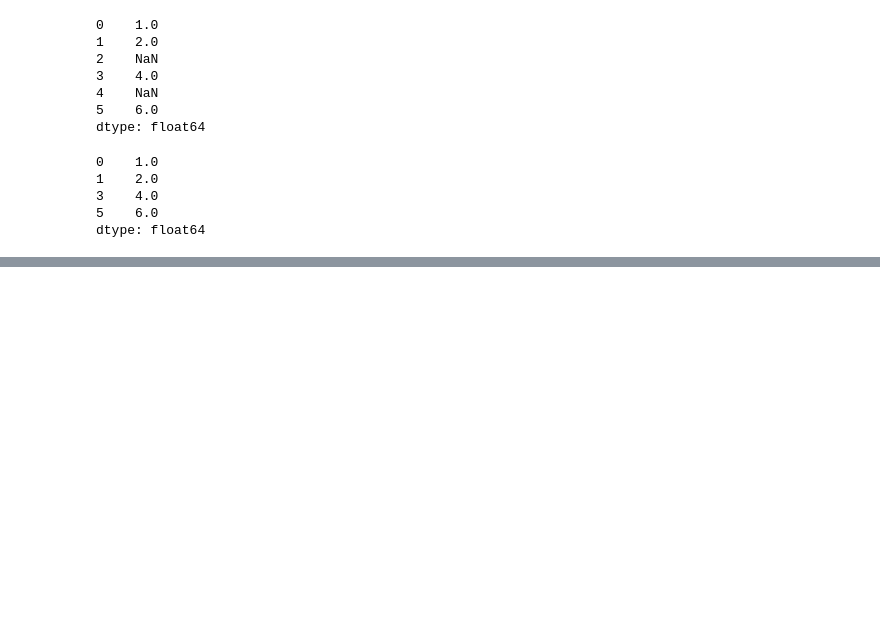
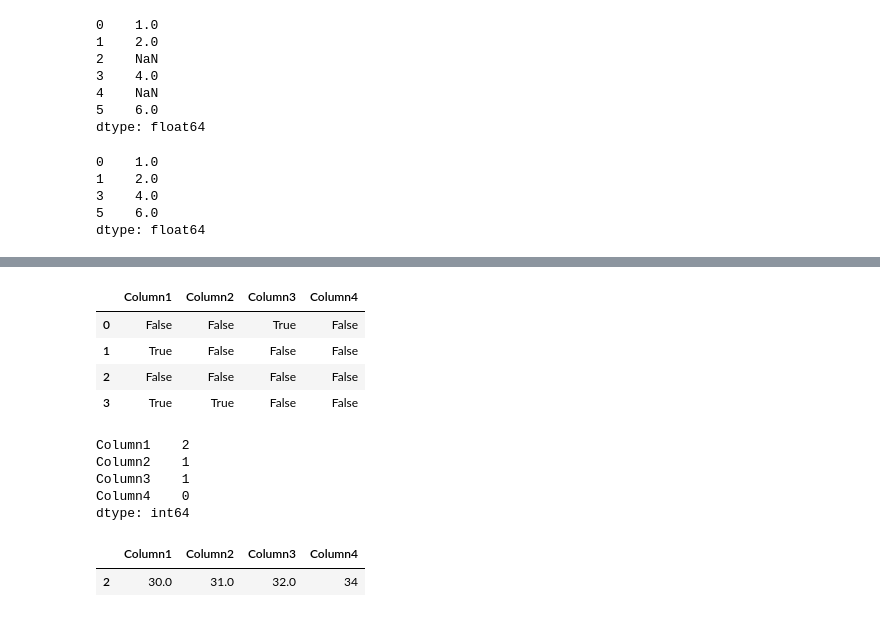
Before and after one commit to Rubieskyama/data-cleaning, a Jupyter notebook: Handling_missing_data_with_pandas.ipynb, the cells around one changed output, grey strips where cells are left out. Saved outputs shown, nothing was run; the diff lists cells and outputs as text; code cells hidden in the pictures; blank space fills up the shorter version.

```diff
--- a/Handling_missing_data_with_pandas.ipynb
+++ b/Handling_missing_data_with_pandas.ipynb
@@ -149,0 +152,7 @@ dtype: float64
+# %%
+df = pd.DataFrame({
+    'Column1':[1,np.nan,30,np.nan],
+    'Column2':[2,8,31,np.nan],
+    'Column3':[np.nan,9,32,100],
+    'Column4':[5,8,34,110]
+})
@@ -149,0 +177,21 @@ dtype: float64
+# %%
+df.isnull()
+# %% [output]
+|  | Column1 | Column2 | Column3 | Column4 |
+| 0 | False | False | True | False |
+| 1 | True | False | False | False |
+| 2 | False | False | False | False |
+| 3 | True | True | False | False |
+# %%
+df.isnull().sum()
+# %% [output]
+Column1    2
+Column2    1
+Column3    1
+Column4    0
+dtype: int64
+# %%
+df.dropna()
+# %% [output]
+|  | Column1 | Column2 | Column3 | Column4 |
+| 2 | 30.0 | 31.0 | 32.0 | 34 |
```
Also changed, not shown: parts of 18 cells of this notebook.
